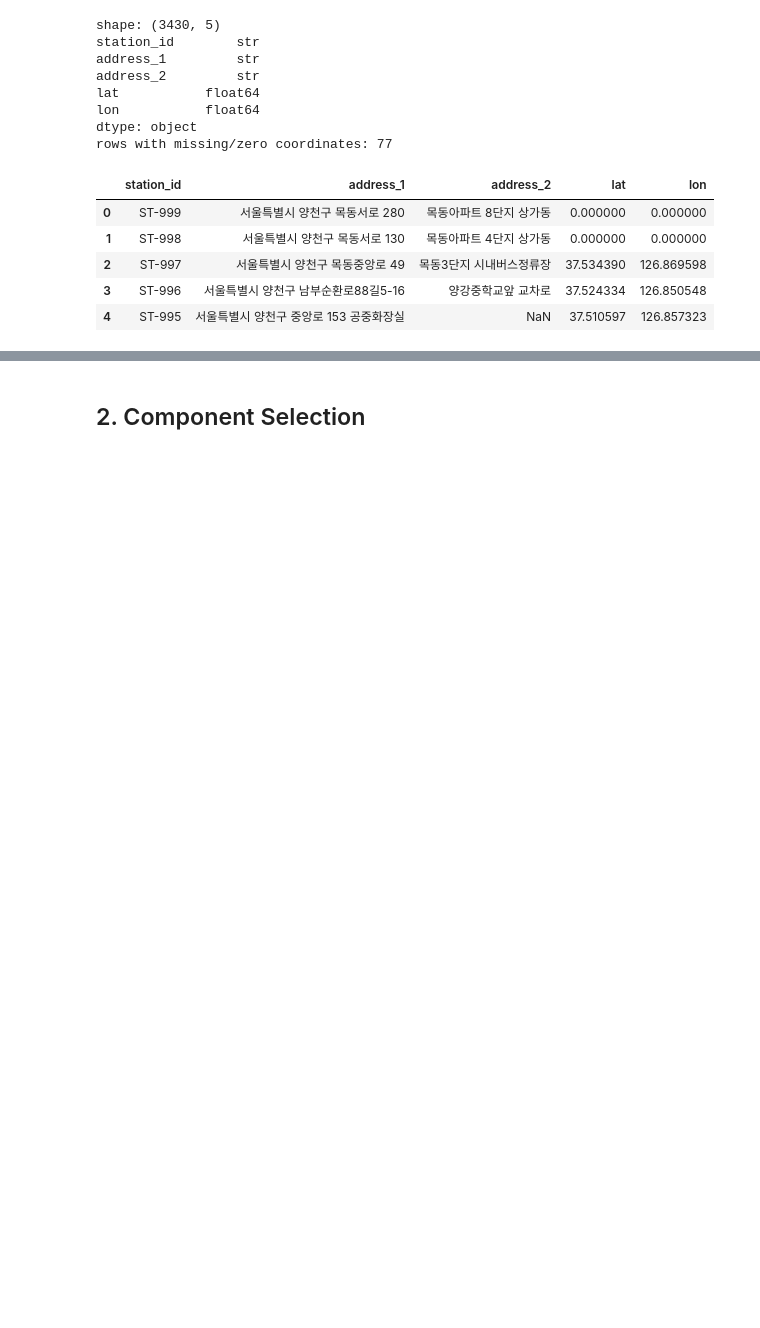
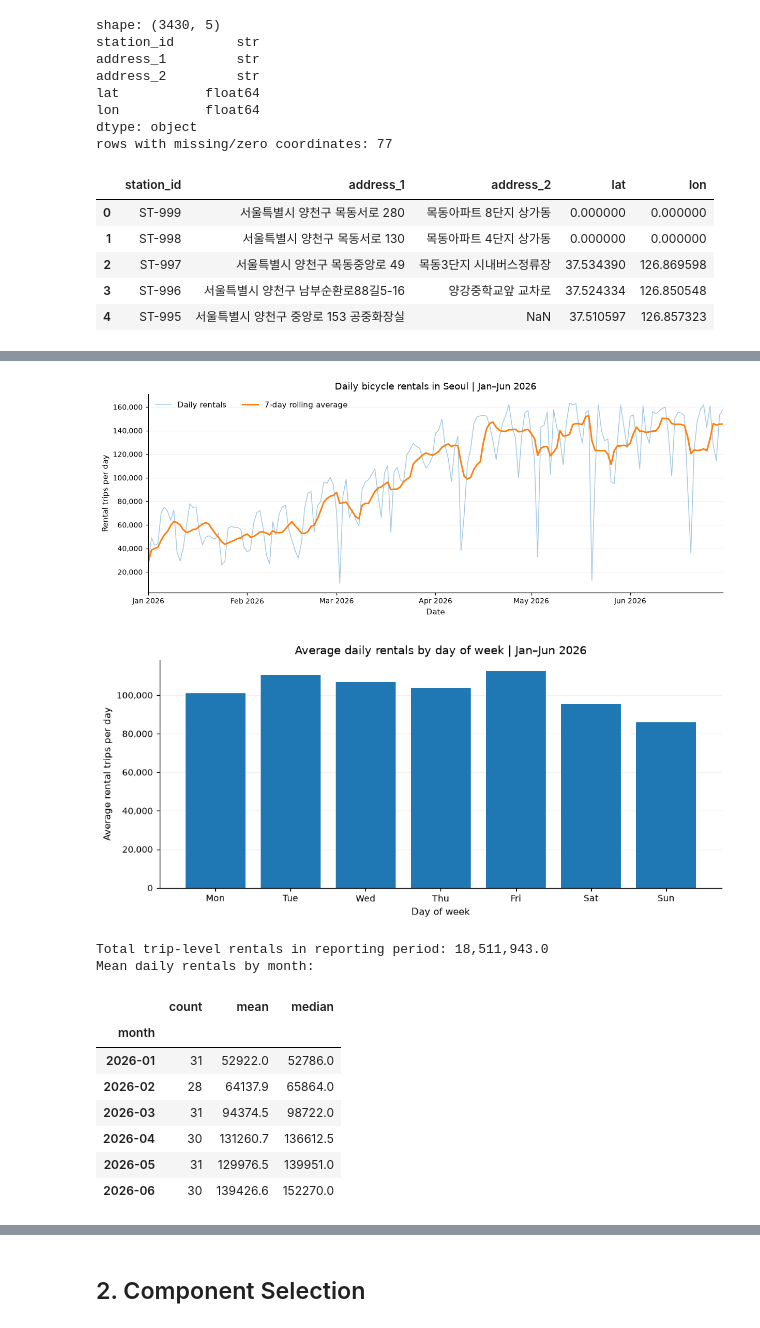
Before and after one commit to DaeYeong-Mun/CDS-303-Final-project, a Jupyter notebook: notebooks/Bike-S.ipynb, the cells around one changed output, grey strips where cells are left out. Drawn from its saved outputs; the diff is of its cells as text; code cells hidden in the pictures; blank space fills up the shorter version.

```diff
--- a/notebooks/Bike-S.ipynb
+++ b/notebooks/Bike-S.ipynb
@@ -348,12 +347,0 @@ districts: ['Dobong-gu', 'Dongdaemun-gu', 'Dongjak-gu', 'Eunpyeong-gu', 'Gangbuk
-# %%
-## Seoul bike path network (GeoJSON, from OpenStreetMap)
-with open("seoul_bike_path_network.geojson", encoding="utf-8") as f:
-    bike_path_geo = json.load(f)
-
-print("feature count:", len(bike_path_geo["features"]))
-geom_types = pd.Series([feat["geometry"]["type"] for feat in bike_path_geo["features"] if feat.get("geometry")]).value_counts()
-print("geometry types:\n", geom_types)
-
-## Sample of tagged attributes (name, operator, distance in km)
-bike_path_props = pd.DataFrame([feat["properties"] for feat in bike_path_geo["features"]])
-bike_path_props[["name", "operator", "distance"]].head(10)
@@ -610,0 +793,68 @@ station_features.describe().T.round(3)
+# %%
+# Temporal patterns: separate figures prevent label crowding.
+import matplotlib.pyplot as plt
+import matplotlib.ticker as mticker
+import matplotlib.dates as mdates
+import numpy as np
+import pandas as pd
+
+plt.rcParams.update({
+    'figure.dpi': 110, 'savefig.dpi': 150,
+    'font.size': 10, 'axes.titlesize': 12, 'axes.labelsize': 10,
+    'xtick.labelsize': 9, 'ytick.labelsize': 9,
+    'axes.spines.top': False, 'axes.spines.right': False,
+    'figure.constrained_layout.use': True,
+})
+period = pd.date_range('2026-01-01', '2026-06-30', freq='D')
+city_daily = daily_counts.groupby(level='date').sum()
+city_daily.index = pd.to_datetime(city_daily.index)
+city_daily = city_daily.reindex(period, fill_value=0).rename('rentals')
+city_time = city_daily.to_frame()
+city_time.index.name = 'date'
+city_time['weekday'] = city_time.index.day_name()
+city_time['day_type'] = np.where(city_time.index.dayofweek < 5, 'Weekday', 'Weekend')
+city_time['month'] = city_time.index.to_period('M').astype(str)
+
+fig, ax = plt.subplots(figsize=(11, 4.2))
+ax.plot(city_time.index, city_time['rentals'], lw=1, alpha=.4, label='Daily rentals')
+ax.plot(city_time.index, city_time['rentals'].rolling(7, min_periods=1).mean(),
+        lw=2, label='7-day rolling average')
+ax.set(title='Daily bicycle rentals in Seoul | Jan–Jun 2026',
+       xlabel='Date', ylabel='Rental trips per day')
+ax.set_xlim(period.min(), period.max())  # Keep the axis within Jan–Jun; no July tick
+ax.margins(x=0)
+ax.xaxis.set_major_locator(mdates.MonthLocator(bymonthday=1))
+ax.xaxis.set_major_formatter(mdates.DateFormatter('%b %Y'))
+ax.yaxis.set_major_formatter(mticker.StrMethodFormatter('{x:,.0f}'))
+ax.grid(axis='y', alpha=.18)
+ax.legend(frameon=False, loc='upper left', ncol=2)
+plt.show()
+
+weekday_means = city_time.groupby(city_time.index.dayofweek)['rentals'].mean().reindex(range(7))
+fig, ax = plt.subplots(figsize=(9, 4))
+ax.bar(['Mon','Tue','Wed','Thu','Fri','Sat','Sun'], weekday_means)
+ax.set(title='Average daily rentals by day of week | Jan–Jun 2026',
+       xlabel='Day of week', ylabel='Average rental trips per day')
+ax.yaxis.set_major_formatter(mticker.StrMethodFormatter('{x:,.0f}'))
+ax.grid(axis='y', alpha=.18)
+ax.set_axisbelow(True)
+plt.show()
+
+print('Total trip-level rentals in reporting period:', f'{city_daily.sum():,}')
+print('Mean daily rentals by month:')
+display(city_time.groupby('month')['rentals'].agg(['count','mean','median']).round(1))
+print('Weekday versus weekend:')
+display(city_time.groupby('day_type')['rentals'].agg(['count','mean','median']).round(1))
+# %% [output]
+[figure, added]
+[figure, added]
+Total trip-level rentals in reporting period: 18,511,943.0
+Mean daily rentals by month:
+|  | count | mean | median |
+| month |  |  |  |
+| 2026-01 | 31 | 52922.0 | 52786.0 |
+| 2026-02 | 28 | 64137.9 | 65864.0 |
+| 2026-03 | 31 | 94374.5 | 98722.0 |
+| 2026-04 | 30 | 131260.7 | 136612.5 |
+| 2026-05 | 31 | 129976.5 | 139951.0 |
+| 2026-06 | 30 | 139426.6 | 152270.0 |
```
Also changed, not shown: parts of 50 cells of this notebook.
